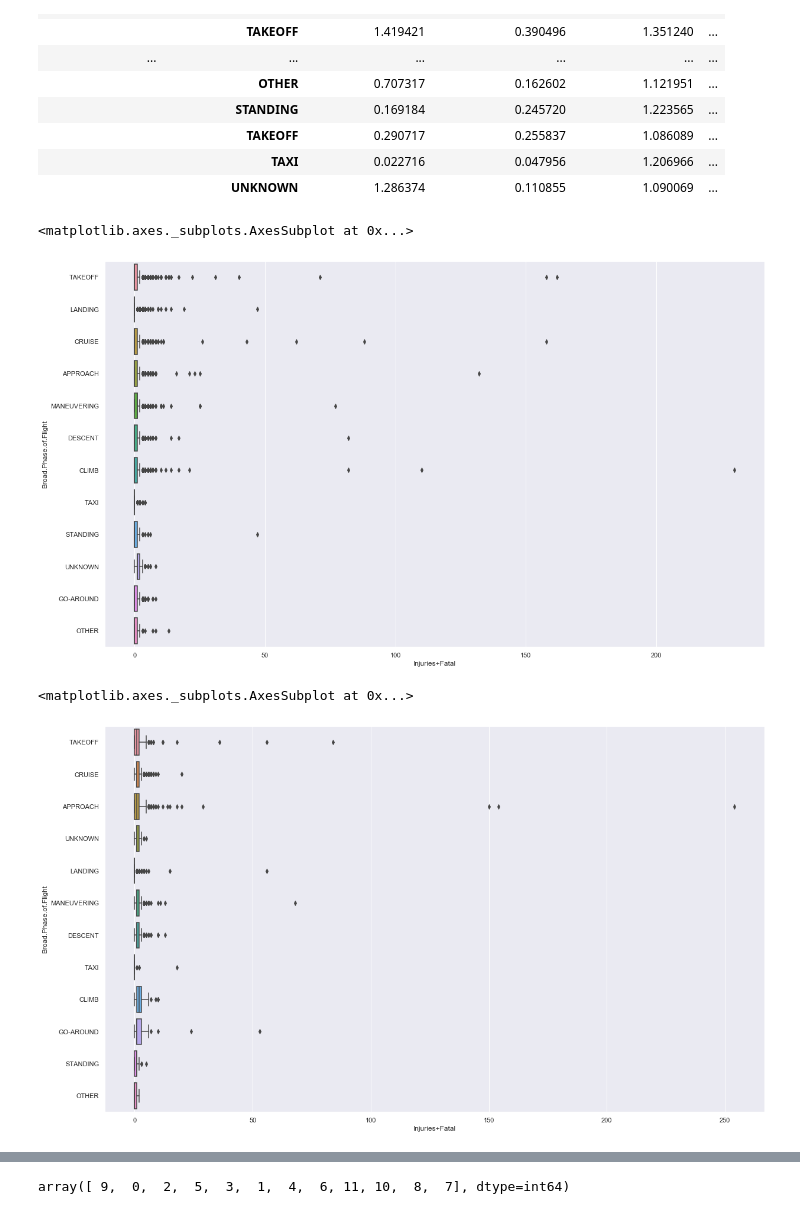
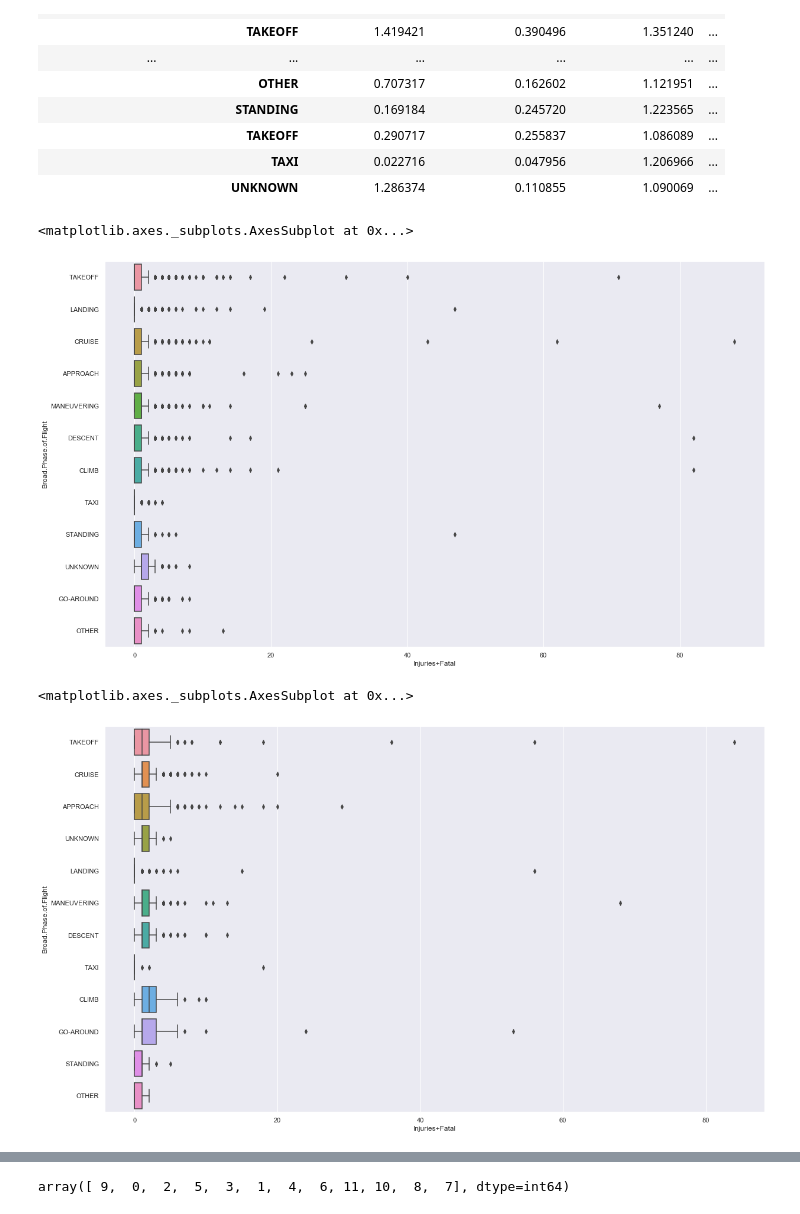
Before and after one commit to hienvantran/CZ1015_FS4_project, a Jupyter notebook: Data trial(no. of injuries+fatalities).ipynb, the cells around one changed output, grey strips where cells are left out. Cells and saved outputs as stored; diff of their text form; code cells hidden in the pictures.

```diff
--- a/Data trial(no. of injuries+fatalities).ipynb
+++ b/Data trial(no. of injuries+fatalities).ipynb
@@ -83,21 +80,21 @@ airgroup.mean()
 |  | TAXI | 0.022716 | 0.047956 | 1.206966 | ... |
 |  | UNKNOWN | 1.286374 | 0.110855 | 1.090069 | ... |
 # %%
-air5=air4[(air4["Weather.Condition"]=="VMC")]
+air5=air4[(air4["Weather.Condition"]=="VMC")&(air4["Injuries+Fatal"]<100)]
 jointDF4 = pd.concat([air5['Injuries+Fatal'], air5['Broad.Phase.of.Flight'].reindex(index=air5['Injuries+Fatal'].index)], sort = False, axis = 1)
 f, axes = plt.subplots(1, 1, figsize=(20, 12))
 sb.boxplot(x='Injuries+Fatal', y="Broad.Phase.of.Flight",data = jointDF4, orient = "h")
 # %% [output]
 <matplotlib.axes._subplots.AxesSubplot at 0x...>
-[figure, old version]
+[figure, new version]
 # %%
-air5=air4[(air4["Weather.Condition"]=="IMC")]
+air5=air4[(air4["Weather.Condition"]=="IMC")&(air4["Injuries+Fatal"]<100)]
 jointDF4 = pd.concat([air5['Injuries+Fatal'], air5['Broad.Phase.of.Flight'].reindex(index=air5['Injuries+Fatal'].index)], sort = False, axis = 1)
 f, axes = plt.subplots(1, 1, figsize=(20, 12))
 sb.boxplot(x='Injuries+Fatal', y="Broad.Phase.of.Flight",data = jointDF4, orient = "h")
 # %% [output]
 <matplotlib.axes._subplots.AxesSubplot at 0x...>
-[figure, old version]
+[figure, new version]
 # %%
 air6=pd.DataFrame(air[["Total.Fatal.Injuries","Total.Serious.Injuries","Purpose.of.Flight"]])
 air6=air6.dropna(how='any',axis=0)
```
Also changed, not shown: parts of 13 cells of this notebook.
